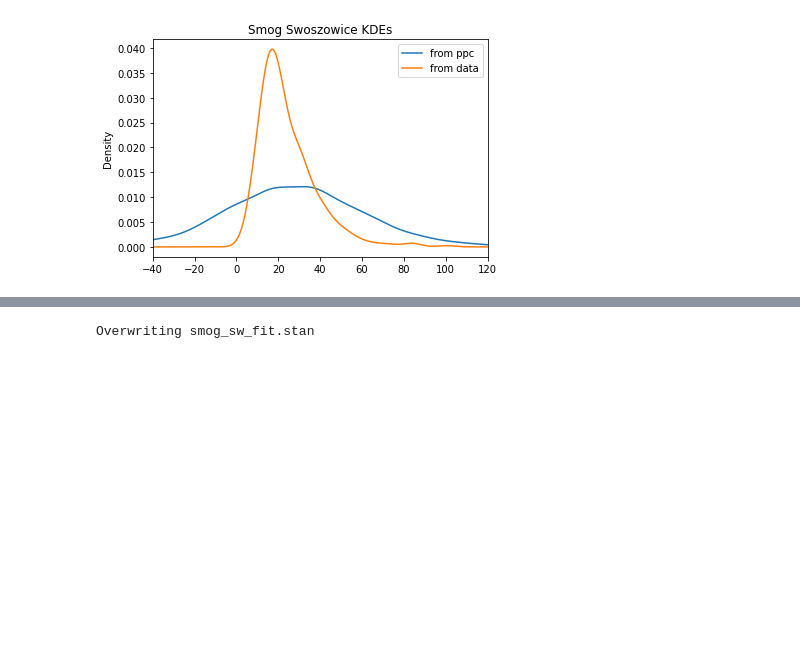
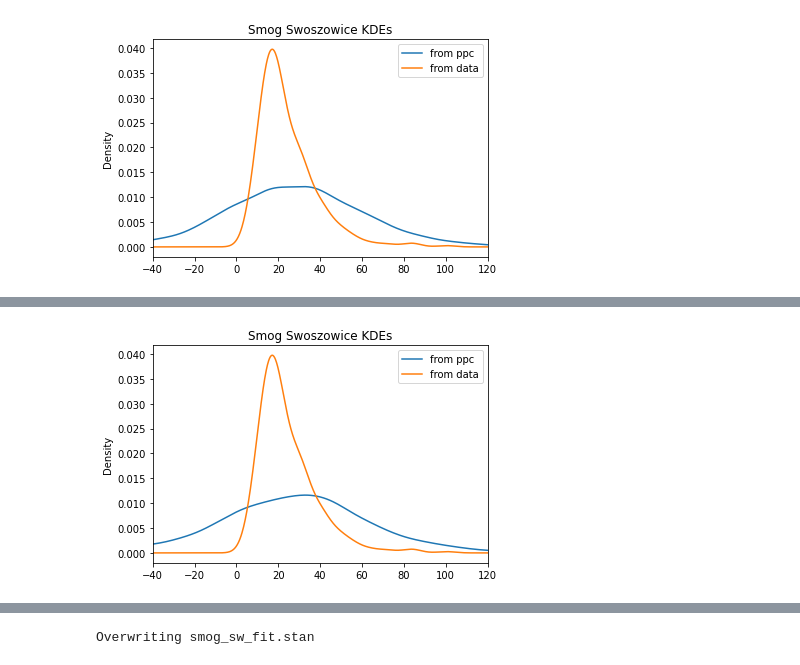
Before and after one commit to joannanuzka/DA_project, a Jupyter notebook: project.ipynb, the cells around one changed output, grey strips where cells are left out. Cells and saved outputs as stored; diff of their text form; code cells hidden in the pictures; blank space fills up the shorter version.

```diff
--- a/project.ipynb
+++ b/project.ipynb
@@ -1617,0 +1855,2 @@ plt.show()
+# %%
+smog_sw_ppc_s = CmdStanModel(stan_file='./smog_sw_ppc.stan')
@@ -1617,0 +1860,3 @@ plt.show()
+# %%
+smog_sw_ppc_samples_s = smog_sw_ppc_s.sample(iter_warmup=1000, iter_sampling=1000, seed=9072023)
+smog_sw_ppc_samples_s.summary()
@@ -1618,3 +1885,12 @@ plt.show()
+# %%
+smog_sw_ppc_samples_s.draws_pd().smog.plot.kde(label='from ppc')
+smog_relation["smog Swoszowice"].plot.kde(label='from data')
+plt.xlim(-40, 120)
+plt.legend()
+plt.title("Smog Swoszowice KDEs")
+plt.show()
+# %% [output]
+[figure, added]
 # %%
 %%writefile smog_ws_sw_fit.stan
 
```
Also changed, not shown: parts of 78 cells of this notebook.
